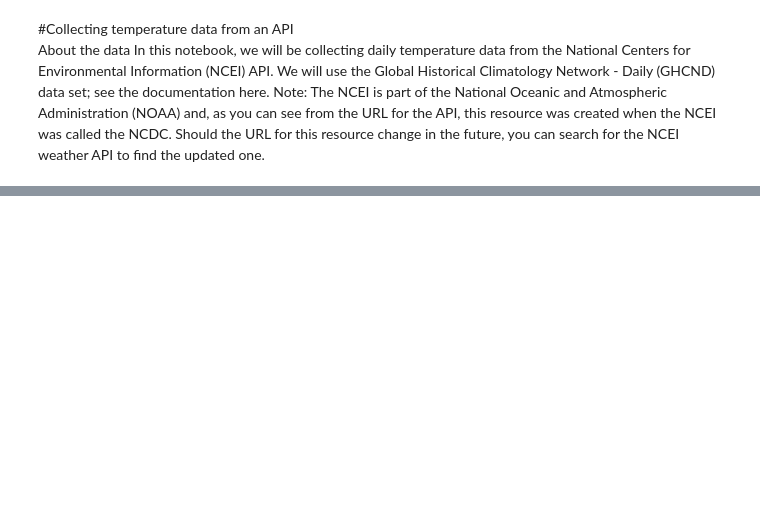
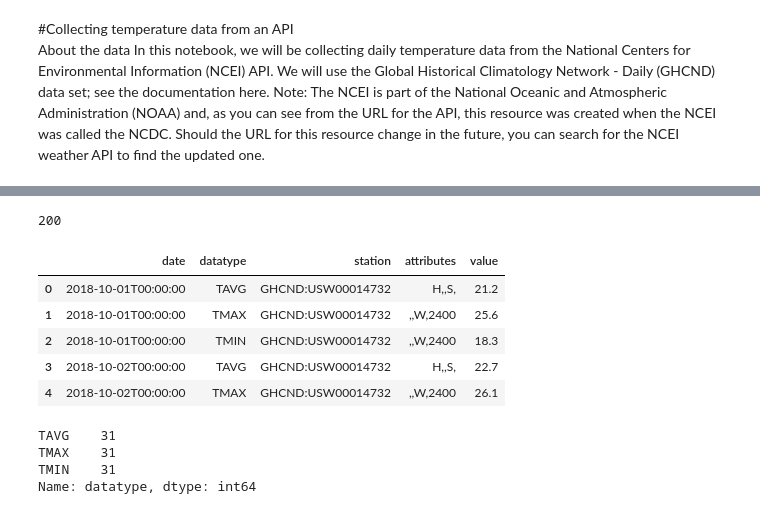
Before and after one commit to johnadornado/CPE-311, a Jupyter notebook: Seatwork 7/seatwork_7_1_data_wrangling_notebook_and_demonstration.ipynb, the cells around one changed output, grey strips where cells are left out. Saved outputs shown, nothing was run; the diff lists cells and outputs as text; code cells hidden in the pictures; blank space fills up the shorter version.

```diff
--- a/Seatwork 7/seatwork_7_1_data_wrangling_notebook_and_demonstration.ipynb
+++ b/Seatwork 7/seatwork_7_1_data_wrangling_notebook_and_demonstration.ipynb
@@ -30,0 +281,5 @@ params=payload
+# %%
+laguardia = get_item(
+ 'LaGuardia', {'locationid' : nyc['id']}, 'stations'
+)
+laguardia
@@ -30,0 +296,35 @@ params=payload
+# %%
+# get NYC daily summaries data
+response = make_request(
+ 'data',
+ {
+ 'datasetid' : 'GHCND',
+ 'stationid' : laguardia['id'],
+ 'locationid' : nyc['id'],
+ 'startdate' : '2018-10-01',
+ 'enddate' : '2018-10-31',
+ 'datatypeid' : ['TMIN', 'TMAX', 'TAVG'], # temperature at time of observation, min, and max
+ 'units' : 'metric',
+ 'limit' : 1000
+ }
+)
+response.status_code
+# %% [output]
+200
+# %%
+df = pd.DataFrame(response.json()['results'])
+df.head()
+# %% [output]
+|  | date | datatype | station | attributes | value |
+| 0 | 2018-10-01T00:00:00 | TAVG | GHCND:USW00014732 | H,,S, | 21.2 |
+| 1 | 2018-10-01T00:00:00 | TMAX | GHCND:USW00014732 | ,,W,2400 | 25.6 |
+| 2 | 2018-10-01T00:00:00 | TMIN | GHCND:USW00014732 | ,,W,2400 | 18.3 |
+| 3 | 2018-10-02T00:00:00 | TAVG | GHCND:USW00014732 | H,,S, | 22.7 |
+| 4 | 2018-10-02T00:00:00 | TMAX | GHCND:USW00014732 | ,,W,2400 | 26.1 |
+# %%
+df.datatype.value_counts()
+# %% [output]
+TAVG    31
+TMAX    31
+TMIN    31
+Name: datatype, dtype: int64
```
Also changed, not shown: parts of 35 cells of this notebook.
